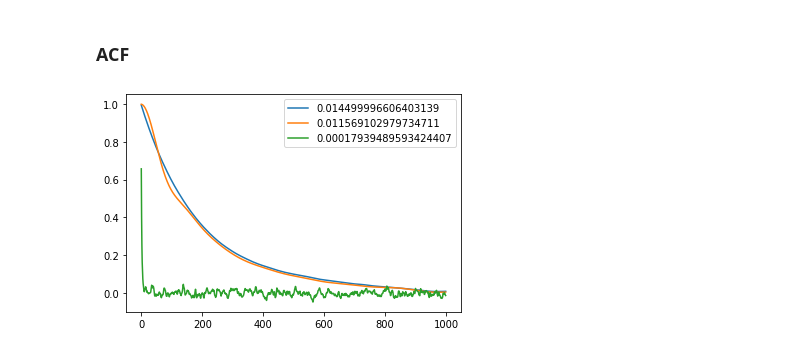
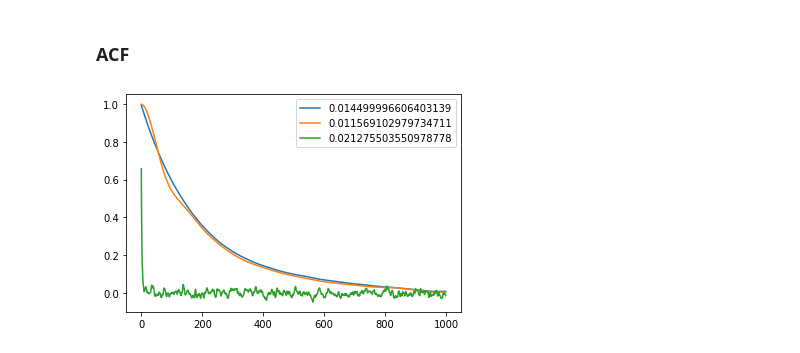
Before and after one commit to voytekresearch/timescale-methods, a Jupyter notebook: notebooks/lowpass_vs_binning.ipynb, the cells around one changed output. Drawn from its saved outputs; the diff is of its cells as text; code cells hidden in the pictures.

```diff
--- a/notebooks/lowpass_vs_binning.ipynb
+++ b/notebooks/lowpass_vs_binning.ipynb
@@ -133,21 +136,21 @@ plt.xlim(0, 1000)
 # %%
 # Fit
 acf_probs = ACF()
 acf_probs.compute_acf(probs, fs, nlags=1000)
 acf_probs.fit_cos()
 
 acf_lp = ACF()
 acf_lp.compute_acf(spike_ts_lp, fs, nlags=1000)
 acf_lp.fit_cos()
 
 acf_binned = ACF()
-acf_binned.compute_acf(binned_spikes, fs, nlags=1000)
+acf_binned.compute_acf(binned_spikes, fs * win_size, nlags=1000)
 acf_binned.fit_cos()
 
 # Plot
 plt.plot(acf_probs.corrs, label=f'{acf_probs.params[0]}')
 plt.plot(acf_lp.corrs, label=f'{acf_lp.params[0]}')
 plt.plot(acf_binned.corrs, label=f'{acf_binned.params[0]}')
 plt.legend();
 # %% [output]
-[figure, old version]
+[figure, new version]
```
Also changed, not shown: parts of 7 cells of this notebook.
